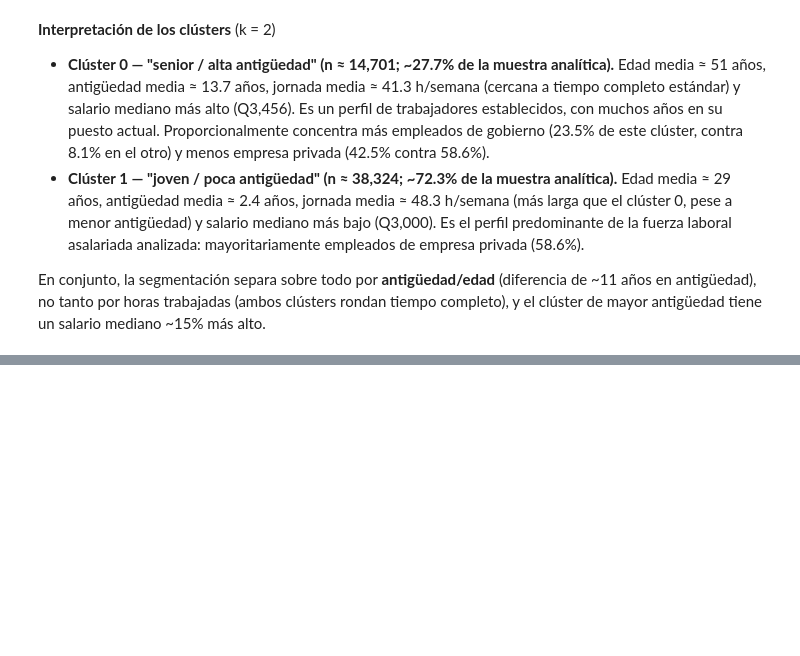
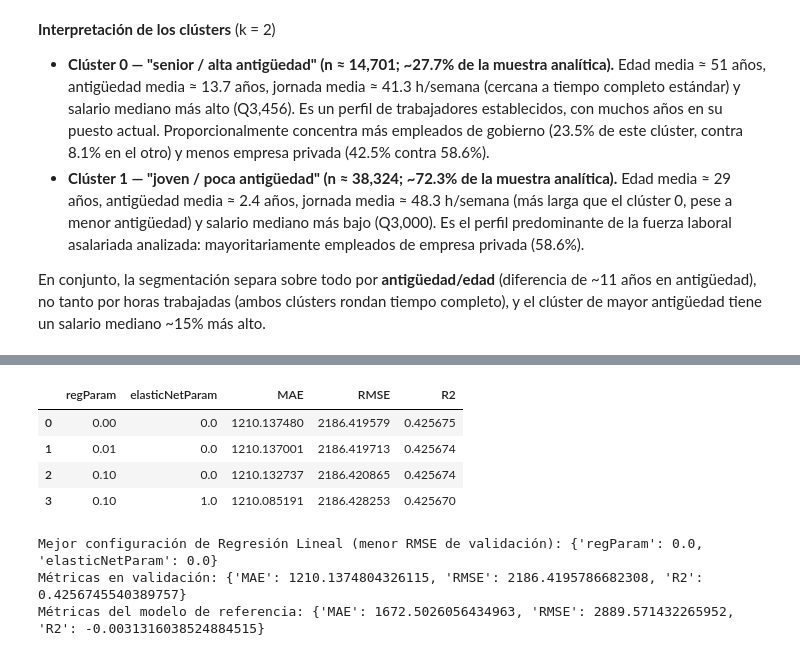
Before and after one commit to Dcextrim/CC3084-Data-Science, a Jupyter notebook: 07_spark_mllib/notebooks/laboratorio7-spark-mllib.ipynb, the cells around one changed output, grey strips where cells are left out. Saved outputs shown, nothing was run; the diff lists cells and outputs as text; code cells hidden in the pictures; blank space fills up the shorter version.

```diff
--- a/07_spark_mllib/notebooks/laboratorio7-spark-mllib.ipynb
+++ b/07_spark_mllib/notebooks/laboratorio7-spark-mllib.ipynb
@@ -41,6 +28,7 @@ spark = (
     .appName("Lab7SparkMLlib")
     .master("local[*]")
     .config("spark.driver.host", "127.0.0.1")
+    .config("spark.driver.memory", "4g")
     .config("spark.sql.shuffle.partitions", "8")
     .getOrCreate()
 )
@@ -822,0 +869,16 @@ Esta sección deja preparados y guardados en Parquet los conjuntos de 2025
+# %%
+categoricas = ["nivel_educativo", "categoria_ocupacional", "dominio"]
+numericas = ["edad", "antiguedad", "horas_semanales"]
+
+indexadores = [StringIndexer(inputCol=c, outputCol=c + "_idx", handleInvalid="keep") for c in categoricas]
+codificadores = [OneHotEncoder(inputCol=c + "_idx", outputCol=c + "_ohe") for c in categoricas]
+ensamblador_sup = VectorAssembler(inputCols=numericas + [c + "_ohe" for c in categoricas], outputCol="features")
+
+
+def evaluar_regresion(df, columna_prediccion="prediction", columna_etiqueta="salario_mensual"):
+    evaluador = RegressionEvaluator(predictionCol=columna_prediccion, labelCol=columna_etiqueta)
+    return {
+        "MAE": evaluador.setMetricName("mae").evaluate(df),
+        "RMSE": evaluador.setMetricName("rmse").evaluate(df),
+        "R2": evaluador.setMetricName("r2").evaluate(df),
+    }
@@ -822,0 +911,40 @@ Esta sección deja preparados y guardados en Parquet los conjuntos de 2025
+# %%
+configuraciones_lr = [
+    {"regParam": 0.0, "elasticNetParam": 0.0},   # sin regularizacion
+    {"regParam": 0.01, "elasticNetParam": 0.0},  # ridge suave
+    {"regParam": 0.1, "elasticNetParam": 0.0},   # ridge
+    {"regParam": 0.1, "elasticNetParam": 1.0},   # lasso
+]
+
+resultados_lr = []
+modelos_lr = {}
+for config in configuraciones_lr:
+    regresion_lineal = LinearRegression(
+        featuresCol="features", labelCol="salario_mensual", standardization=True, **config
+    )
+    pipeline_lr = Pipeline(stages=indexadores + codificadores + [ensamblador_sup, regresion_lineal])
+    modelo = pipeline_lr.fit(entrenamiento)
+    metricas = evaluar_regresion(modelo.transform(validacion))
+    resultados_lr.append({**config, **metricas})
+    modelos_lr[(config["regParam"], config["elasticNetParam"])] = modelo
+
+tabla_lr = pd.DataFrame(resultados_lr)
+tabla_lr
+# %% [output]
+|  | regParam | elasticNetParam | MAE | RMSE | R2 |
+| 0 | 0.00 | 0.0 | 1210.137480 | 2186.419579 | 0.425675 |
+| 1 | 0.01 | 0.0 | 1210.137001 | 2186.419713 | 0.425674 |
+| 2 | 0.10 | 0.0 | 1210.132737 | 2186.420865 | 0.425674 |
+| 3 | 0.10 | 1.0 | 1210.085191 | 2186.428253 | 0.425670 |
+# %%
+mejor_fila_lr = tabla_lr.loc[tabla_lr["RMSE"].idxmin()]
+MEJOR_CONFIG_LR = {"regParam": float(mejor_fila_lr["regParam"]), "elasticNetParam": float(mejor_fila_lr["elasticNetParam"])}
+modelo_lr_validacion = modelos_lr[(MEJOR_CONFIG_LR["regParam"], MEJOR_CONFIG_LR["elasticNetParam"])]
+
+print("Mejor configuración de Regresión Lineal (menor RMSE de validación):", MEJOR_CONFIG_LR)
+print("Métricas en validación:", evaluar_regresion(modelo_lr_validacion.transform(validacion)))
+print("Métricas del modelo de referencia:", metricas_base_val)
+# %% [output]
+Mejor configuración de Regresión Lineal (menor RMSE de validación): {'regParam': 0.0, 'elasticNetParam': 0.0}
+Métricas en validación: {'MAE': 1210.1374804326115, 'RMSE': 2186.4195786682308, 'R2': 0.4256745540389757}
+Métricas del modelo de referencia: {'MAE': 1672.5026056434963, 'RMSE': 2889.571432265952, 'R2': -0.0031316038524884515}
```
Also changed, not shown: parts of 21 cells of this notebook, 4 other files.
